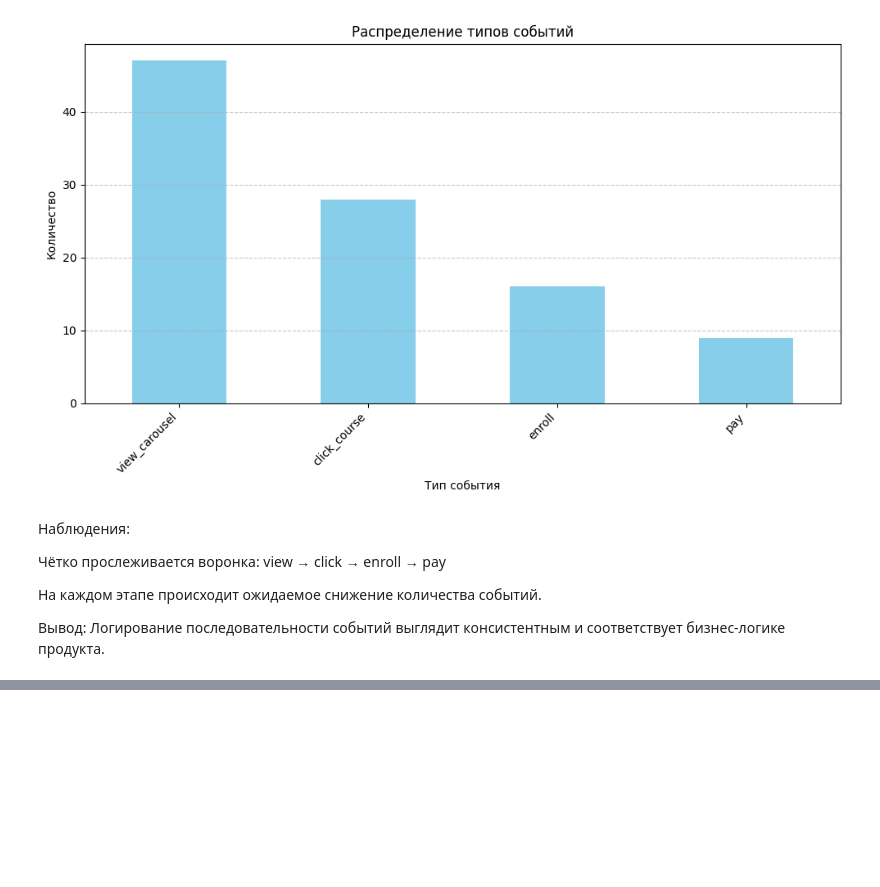
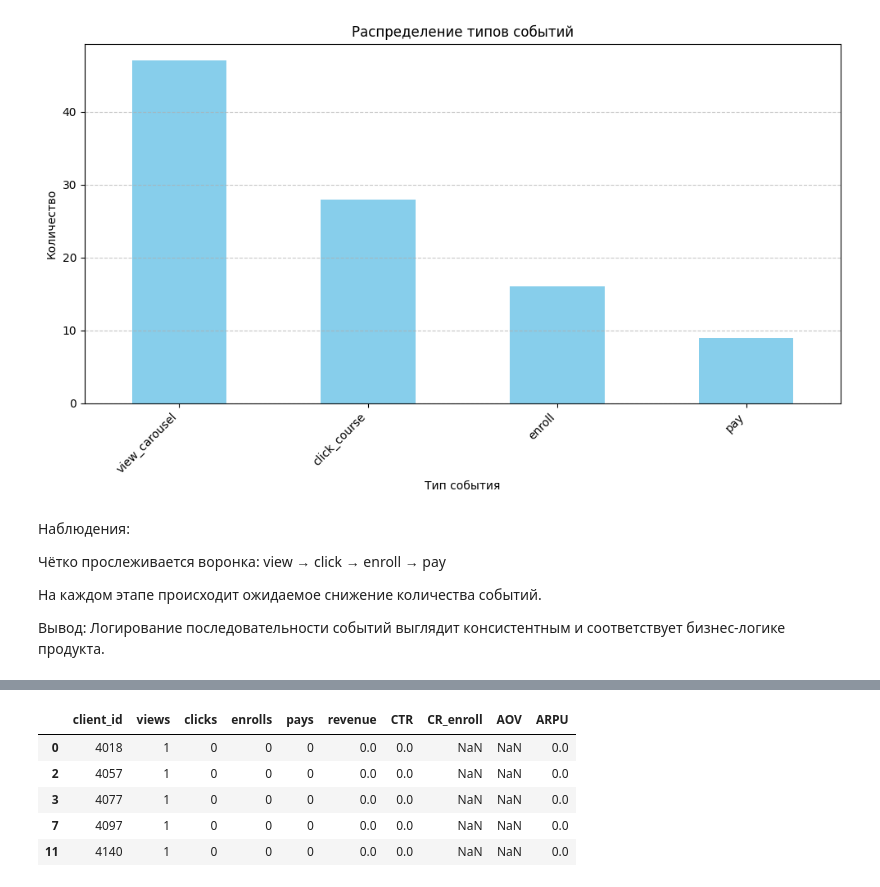
Before and after one commit to SVNasonkova/portfolio_ab_testing, a Jupyter notebook: case_3_edtech-ab-test/notebooks/1_exploratory_analysis.ipynb, the cells around one changed output, grey strips where cells are left out. Drawn from its saved outputs; the diff is of its cells as text; code cells hidden in the pictures; blank space fills up the shorter version.

```diff
--- a/case_3_edtech-ab-test/notebooks/1_exploratory_analysis.ipynb
+++ b/case_3_edtech-ab-test/notebooks/1_exploratory_analysis.ipynb
@@ -242,23 +299,0 @@ dtype: float64
-# %%
-# Извлечение календарной даты
-df["date"] = df["dt"].dt.date
-
-# Создание ежедневной воронки на уровне пользователей
-funnel_user_day = (
-    df.assign(
-        views=(df["event_type"] == "view_carousel").astype(int),
-        clicks=(df["event_type"] == "click_course").astype(int),
-        enrolls=(df["event_type"] == "enroll").astype(int),
-        pays=(df["event_type"] == "pay").astype(int),
-        revenue=df["price"].fillna(0)
-    )
-    .groupby(["date", "client_id"], as_index=False)
-    .agg({
-        "views": "sum",
-        "clicks": "sum",
-        "enrolls": "sum",
-        "pays": "sum",
-        "revenue": "sum"
-    })
-)
-funnel_user_day.head()
@@ -1094,0 +300,2 @@ ratio_stats
+# %%
+df = df.sort_values(["client_id", "course_id", "dt"])
@@ -1094,0 +470,27 @@ ratio_stats
+# %%
+# Отбор пользователей карусели
+carousel_users = (
+    funnel_user[funnel_user["views"] > 0]["client_id"]
+)
+# %%
+# Финальный датасет для расчёта метрик
+
+funnel_user_carousel = funnel_user[
+    funnel_user["client_id"].isin(carousel_users)
+].copy()
+# %%
+metrics_user = funnel_user_carousel.assign(
+    CTR=lambda x: np.where(x["views"] > 0, x["clicks"] / x["views"], np.nan),
+    CR_enroll=lambda x: np.where(x["clicks"] > 0, x["enrolls"] / x["clicks"], np.nan),
+    AOV=lambda x: np.where(x["pays"] > 0, x["revenue"] / x["pays"], np.nan),
+    ARPU=lambda x: x["revenue"]
+)
+
+metrics_user.head()
+# %% [output]
+|  | client_id | views | clicks | enrolls | pays | revenue | CTR | CR_enroll | AOV | ARPU |
+| 0 | 4018 | 1 | 0 | 0 | 0 | 0.0 | 0.0 | NaN | NaN | 0.0 |
+| 2 | 4057 | 1 | 0 | 0 | 0 | 0.0 | 0.0 | NaN | NaN | 0.0 |
+| 3 | 4077 | 1 | 0 | 0 | 0 | 0.0 | 0.0 | NaN | NaN | 0.0 |
+| 7 | 4097 | 1 | 0 | 0 | 0 | 0.0 | 0.0 | NaN | NaN | 0.0 |
+| 11 | 4140 | 1 | 0 | 0 | 0 | 0.0 | 0.0 | NaN | NaN | 0.0 |
```
Also changed, not shown: parts of 95 cells of this notebook, 6 other files.
